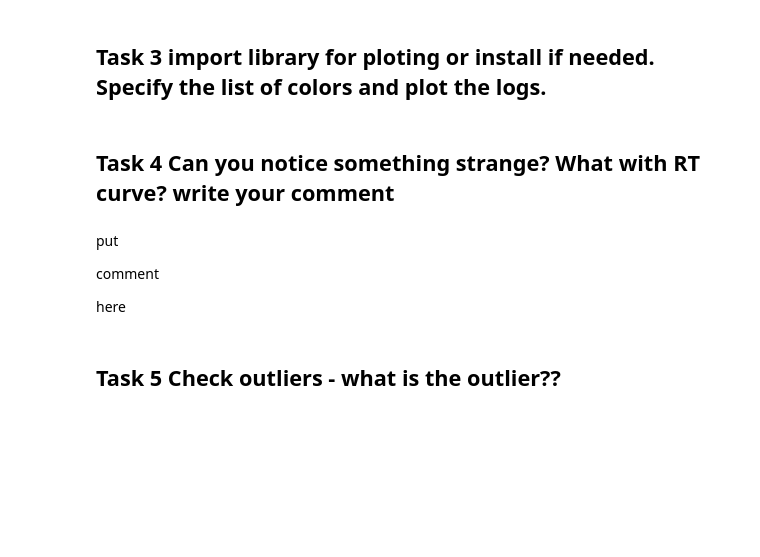
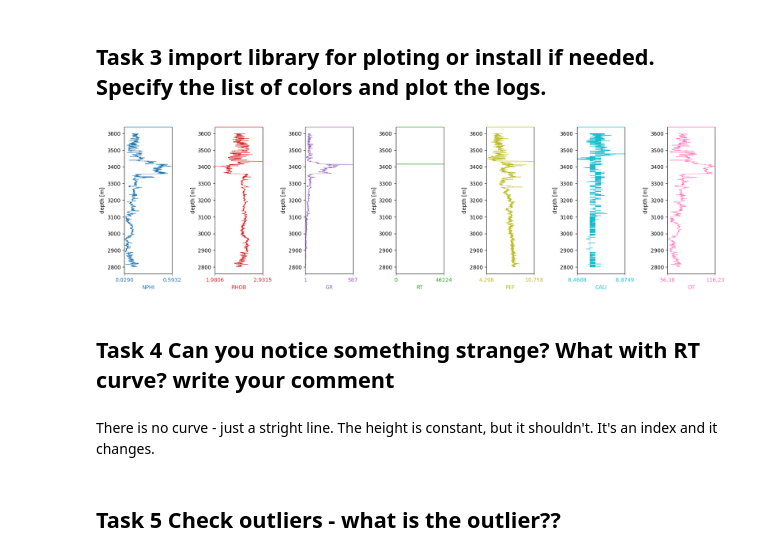
Before and after one commit to klklaudia/AI, a Jupyter notebook: AI/ML/LabKlasteryzacjaII.ipynb, the cells around one changed output. Cells and saved outputs as stored; diff of their text form; code cells hidden in the pictures; blank space fills up the shorter version.

```diff
--- a/AI/ML/LabKlasteryzacjaII.ipynb
+++ b/AI/ML/LabKlasteryzacjaII.ipynb
@@ -44,0 +37,3 @@ put code here
+# %%
+df = pd.read_excel('well_subset.xlsx')
+df
@@ -53,10 +64,5 @@ Print the first 10 rows using the syntax
 
 variable.head(number of rows)
 # %%
-"""
-
-
-put code here
-
-
-"""
+df = df.set_index('DEPTH')
+df.head(10)
@@ -65,34 +84,29 @@ put code here
 # %%
 import matplotlib.pyplot as plt
 
 # Set up the plot axes using the number of columns for this put ncols value len(df.columns), set figsize to 15x10
-fig, axs = plt.subplots(ncols="""put sth here""", figsize=("""put sth here"""), gridspec_kw=dict(wspace=0.9))
+fig, axs = plt.subplots(ncols=7, figsize=(20, 5), gridspec_kw=dict(wspace=0.9))
 
 # Define a list of 7 colors - see website https://matplotlib.org/stable/gallery/color/named_colors.html for ccolor list
-colors = [color1, color2, ....
-         , colorN]
+colors = ['tab:blue', 'tab:red', 'tab:purple', 'tab:green', 'tab:olive', 'tab:cyan', 'hotpink']
 
 # Write a loop over the all columns in dataframe, specify linewidth to 0.5
 for i, col in enumerate(df.columns):
-    axs[i].plot(df.iloc[:,"""put here numeric iterator"""], df.index, color=colors["""put here numeric iterator"""], linewidth="""put value here""")
-    axs[i].set_xlabel("""put here NON-numeric iterator""")
-    axs[i].xaxis.label.set_color(colors["""put here numeric iterator"""])
-    axs[i].set_xlim(df.iloc[:,i].min(), df.iloc[:,"""put here numeric iterator"""].max())
-    axs[i].set_ylabel("put y label with the untis in metric system!!!!!")
+    axs[i].plot(df.iloc[:, i], df.index, color=colors[i], linewidth=0.5)
+    axs[i].set_xlabel(col)
+    axs[i].xaxis.label.set_color(colors[i])
+    axs[i].set_xlim(df.iloc[:,i].min(), df.iloc[:,i].max())
+    axs[i].set_ylabel("depth [m]")
     axs[i].tick_params(axis='x', colors=colors[i])
     axs[i].spines["top"].set_edgecolor(colors[i])
     axs[i].title.set_color(colors[i])
     axs[i].set_xticks([df.iloc[:,i].min(), df.iloc[:,i].max()])
+# %% [output]
+[figure, added]
 # %% [markdown]
 ## Task 4 Can you notice something strange? What with RT curve? write your comment
 # %% [markdown]
-put
-
-
-comment
-
-
-here
+There is no curve - just a stright line. The height is constant, but it shouldn't. It's an index and it changes.
 # %% [markdown]
 ## Task 5 Check outliers - what is the outlier??
 # %%
```
Also changed, not shown: parts of 37 cells of this notebook, 1 other file.
